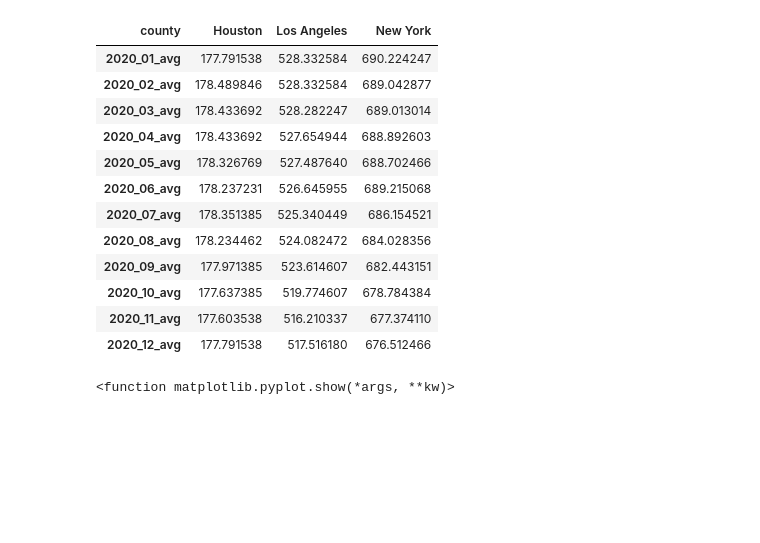
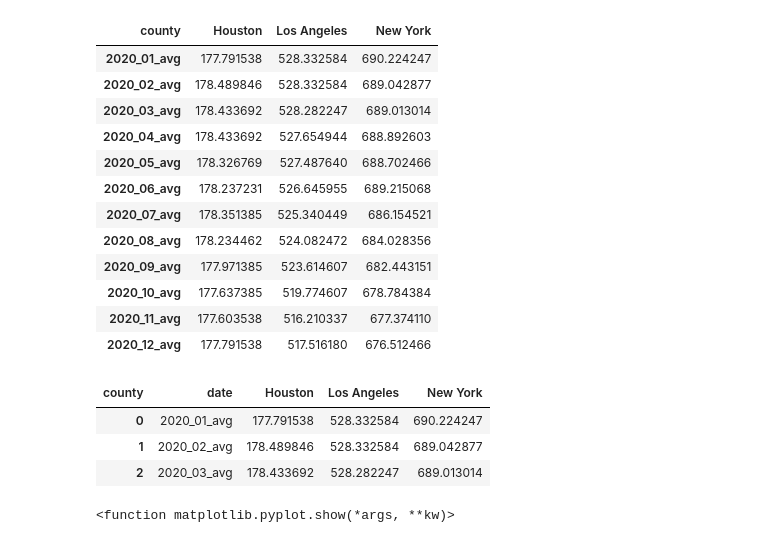
Before and after one commit to Yuehao-Wang/AIM-5001, a Jupyter notebook: Y_Wang_Final_Project.ipynb, the cells around one changed output. Saved outputs shown, nothing was run; the diff lists cells and outputs as text; code cells hidden in the pictures; blank space fills up the shorter version.

```diff
--- a/Y_Wang_Final_Project.ipynb
+++ b/Y_Wang_Final_Project.ipynb
@@ -538,7 +555,13 @@ t_sub_county_mean_df
 # %%
 # reset index and rename column name.
 t_sub_county_mean_df = t_sub_county_mean_df.reset_index()
 t_sub_county_mean_df = t_sub_county_mean_df.rename(columns={"index": "date"})
+t_sub_county_mean_df.head(3)
+# %% [output]
+| county | date | Houston | Los Angeles | New York |
+| 0 | 2020_01_avg | 177.791538 | 528.332584 | 690.224247 |
+| 1 | 2020_02_avg | 178.489846 | 528.332584 | 689.042877 |
+| 2 | 2020_03_avg | 178.433692 | 528.282247 | 689.013014 |
 # %%
 # Drawing a line chart to illustrate the monthly average price/sqft of 2020 in Los Angeles.
 plt.figure(figsize = (10,10))
```
Also changed, not shown: parts of 40 cells of this notebook.
